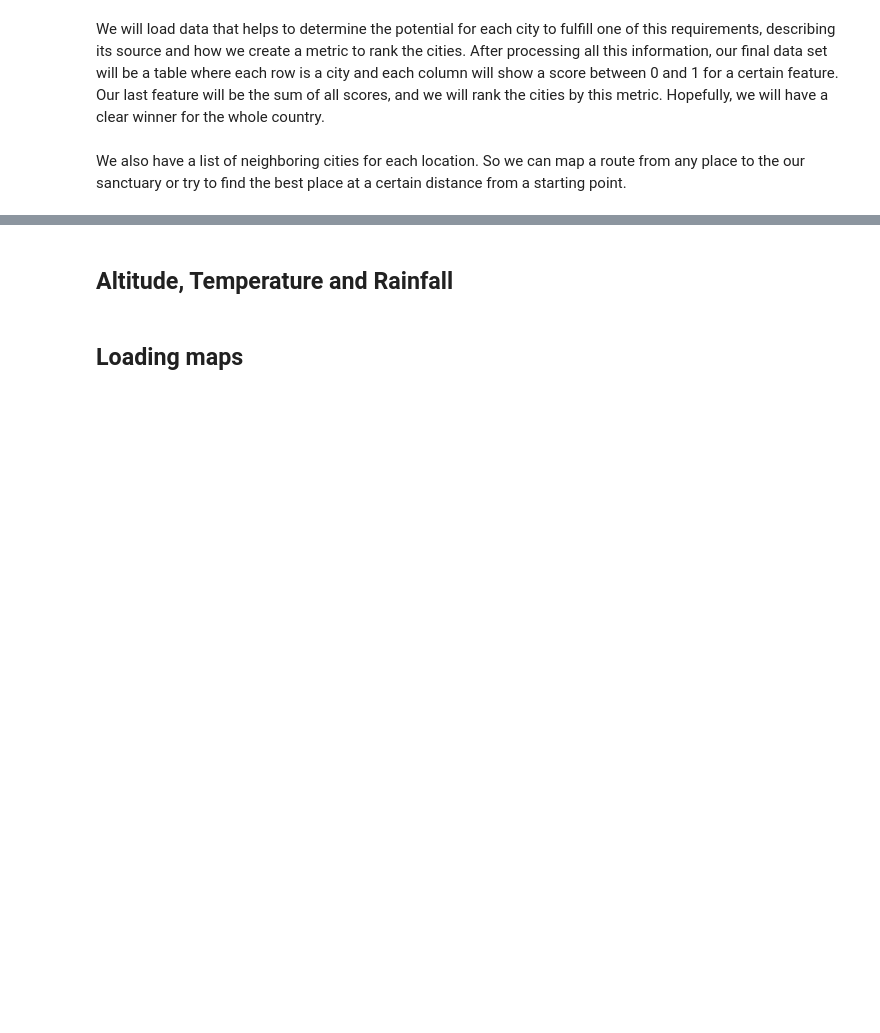
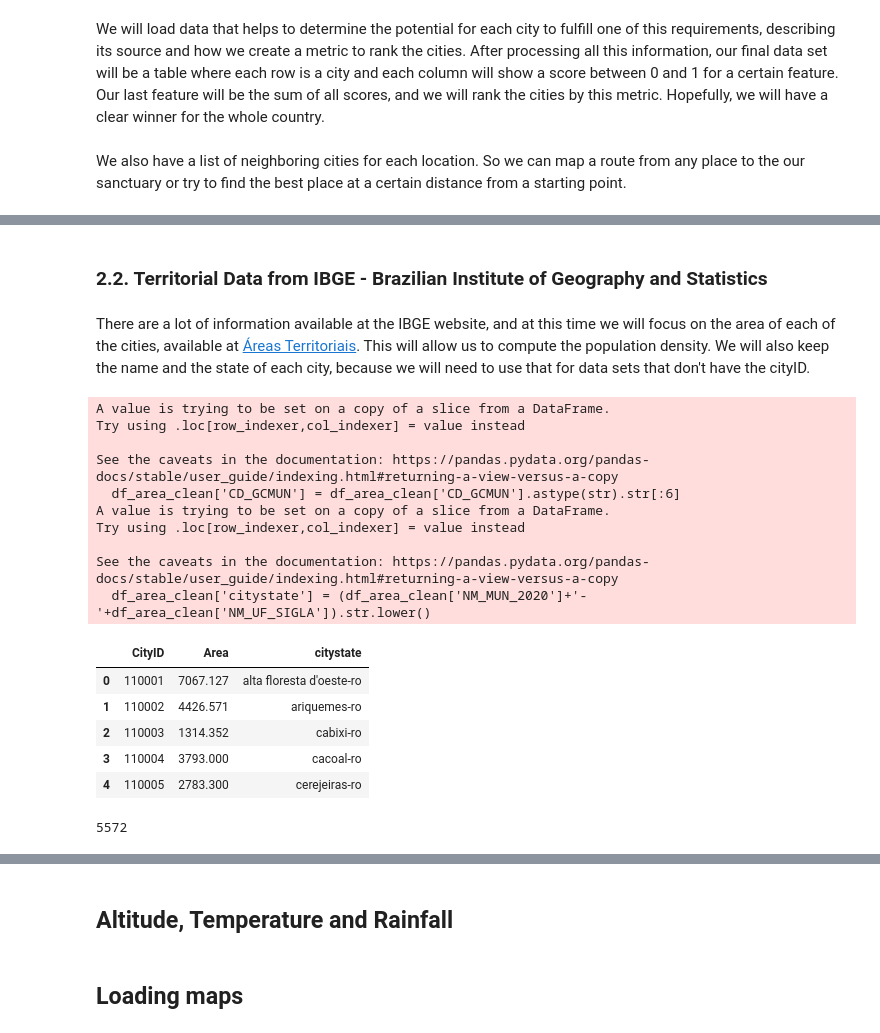
Before and after one commit to secretaria-ICA/Bem_Vindo_ao_Apocalipse_Brasileiro, a Jupyter notebook: apocalipse.ipynb, the cells around one changed output, grey strips where cells are left out. Saved outputs shown, nothing was run; the diff lists cells and outputs as text; code cells hidden in the pictures; blank space fills up the shorter version.

```diff
--- a/apocalipse.ipynb
+++ b/apocalipse.ipynb
@@ -22,0 +74,42 @@ We also have a list of neighboring cities for each location. So we can map a rou
+# %% [markdown]
+### 2.2. Territorial Data from IBGE - Brazilian Institute of Geography and Statistics
+# %% [markdown]
+There are a lot of information available at the IBGE website, and at this time we will focus on the area of each of the cities, available at <a href="https://www.ibge.gov.br/geociencias/organizacao-do-territorio/estrutura-territorial/15761-areas-dos-municipios.html">Áreas Territoriais</a>. This will allow us to compute the population density. We will also keep the name and the state of each city, because we will need to use that for data sets that don't have the cityID.
+# %%
+#loading the file, bringing the sheet with the information for the cities
+df_area = pd.read_excel('AR_BR_RG_UF_RGINT_RGIM_MES_MIC_MUN_2020.xls', sheet_name='AR_BR_MUN_2020')
+#keeping only the needed features
+df_area_clean = df_area[['CD_GCMUN','AR_MUN_2020','NM_MUN_2020','NM_UF_SIGLA']]
+#the ID will be turned into a string and removing last digit
+df_area_clean['CD_GCMUN'] = df_area_clean['CD_GCMUN'].astype(str).str[:6]
+#turning the name and state into a single column, inlowercase
+df_area_clean['citystate'] = (df_area_clean['NM_MUN_2020']+'-'+df_area_clean['NM_UF_SIGLA']).str.lower()
+#keeping only the needed features
+df_area_clean = df_area_clean[['CD_GCMUN','AR_MUN_2020','citystate']]
+#renaming columns
+df_area_clean.rename(columns = {'CD_GCMUN':'CityID', 'AR_MUN_2020':'Area'},
+                     inplace = True)
+df_area_clean = df_area_clean.reset_index(drop=True)
+
+df_area_clean.head()
+# %% [output]
+A value is trying to be set on a copy of a slice from a DataFrame.
+Try using .loc[row_indexer,col_indexer] = value instead
+
+See the caveats in the documentation: https://pandas.pydata.org/pandas-docs/stable/user_guide/indexing.html#returning-a-view-versus-a-copy
+  df_area_clean['CD_GCMUN'] = df_area_clean['CD_GCMUN'].astype(str).str[:6]
+A value is trying to be set on a copy of a slice from a DataFrame.
+Try using .loc[row_indexer,col_indexer] = value instead
+
+See the caveats in the documentation: https://pandas.pydata.org/pandas-docs/stable/user_guide/indexing.html#returning-a-view-versus-a-copy
+  df_area_clean['citystate'] = (df_area_clean['NM_MUN_2020']+'-'+df_area_clean['NM_UF_SIGLA']).str.lower()
+|  | CityID | Area | citystate |
+| 0 | 110001 | 7067.127 | alta floresta d'oeste-ro |
+| 1 | 110002 | 4426.571 | ariquemes-ro |
+| 2 | 110003 | 1314.352 | cabixi-ro |
+| 3 | 110004 | 3793.000 | cacoal-ro |
+| 4 | 110005 | 2783.300 | cerejeiras-ro |
+# %%
+len(df_area_clean)
+# %% [output]
+5572
```
Also changed, not shown: parts of 32 cells of this notebook.
